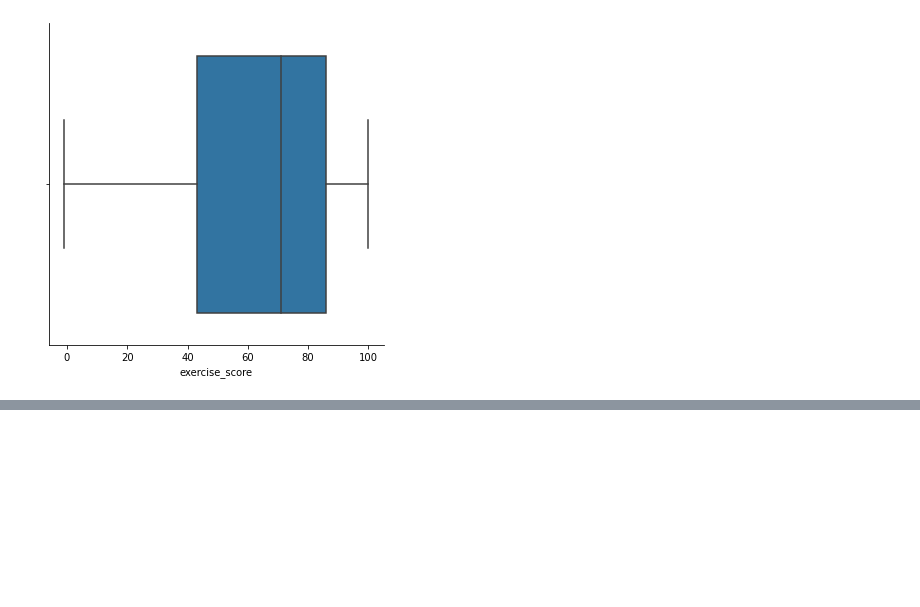
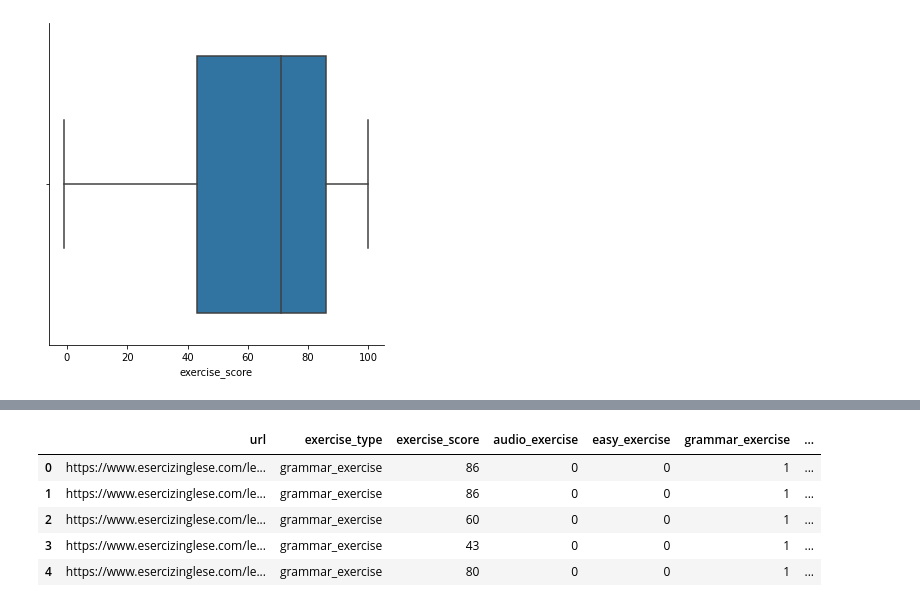
Before and after one commit to francobelloni85/DataMiningUni, a Jupyter notebook: project_exam.ipynb, the cells around one changed output, grey strips where cells are left out. Drawn from its saved outputs; the diff is of its cells as text; code cells hidden in the pictures; blank space fills up the shorter version.

```diff
--- a/project_exam.ipynb
+++ b/project_exam.ipynb
@@ -154,3 +172,6 @@ array([ 86,  60,  43,  80,  71,  90,  68,  57,  38,  76,  58,  83,  50,
         10,  77,  48,  36,  26,   5,  49,  11,  34,  31,  52,  92,  27,
         22,   8,  41,  96,  42,  59,  16,  17,  15,  91,   6,   7,   9,
         21,  98,  23,  19,  95,   0,   3,   2,   4,  99,  -1], dtype=int64)
+# %%
+data = data[data.exercise_score != -1]
+data['exercise_score'].unique()
@@ -374,0 +314,37 @@ https://machine-learning-class-notes.readthedocs.io/en/latest/lecture17.html
+# %%
+# Aggiungo le colonne
+additional_cols = ['audio_exercise','easy_exercise','grammar_exercise','translate_exercise']
+data_v3 = data_v1.reindex(data.columns.tolist() + additional_cols, axis = 1)
+# Setto il valore di defaul
+data_v3 = data_v3.assign(audio_exercise='0')
+data_v3["audio_exercise"] = data_v3["audio_exercise"].astype(str).astype(int)
+
+data_v3 = data_v3.assign(easy_exercise='0')
+data_v3["easy_exercise"] = data_v3["easy_exercise"].astype(str).astype(int)
+
+data_v3 = data_v3.assign(grammar_exercise='0')
+data_v3["grammar_exercise"] = data_v3["grammar_exercise"].astype(str).astype(int)
+
+data_v3 = data_v3.assign(translate_exercise='0')
+data_v3["translate_exercise"] = data_v3["translate_exercise"].astype(str).astype(int)
+
+# Mostro il risultato
+data_v3.head()
+
+# Setto per ogni esercizi la sua colonna
+data_v3.loc[data_v3.exercise_type == 'audio_exercise', 'audio_exercise'] = 1
+data_v3.loc[data_v3.exercise_type == 'easy_exercise', 'easy_exercise'] = 1
+data_v3.loc[data_v3.exercise_type == 'grammar_exercise', 'grammar_exercise'] = 1
+data_v3.loc[data_v3.exercise_type == 'translate_exercise', 'translate_exercise'] = 1
+
+# Mostro il risultato
+data_v3.head()
+# g = data_v3[exercise_type == 'translate_exercise']
+# print(g)
+# %% [output]
+|  | url | exercise_type | exercise_score | audio_exercise | easy_exercise | grammar_exercise | ... |
+| 0 | https://www.esercizinglese.com/le... | grammar_exercise | 86 | 0 | 0 | 1 | ... |
+| 1 | https://www.esercizinglese.com/le... | grammar_exercise | 86 | 0 | 0 | 1 | ... |
+| 2 | https://www.esercizinglese.com/le... | grammar_exercise | 60 | 0 | 0 | 1 | ... |
+| 3 | https://www.esercizinglese.com/le... | grammar_exercise | 43 | 0 | 0 | 1 | ... |
+| 4 | https://www.esercizinglese.com/le... | grammar_exercise | 80 | 0 | 0 | 1 | ... |
```
Also changed, not shown: parts of 42 cells of this notebook, 1 other file.
